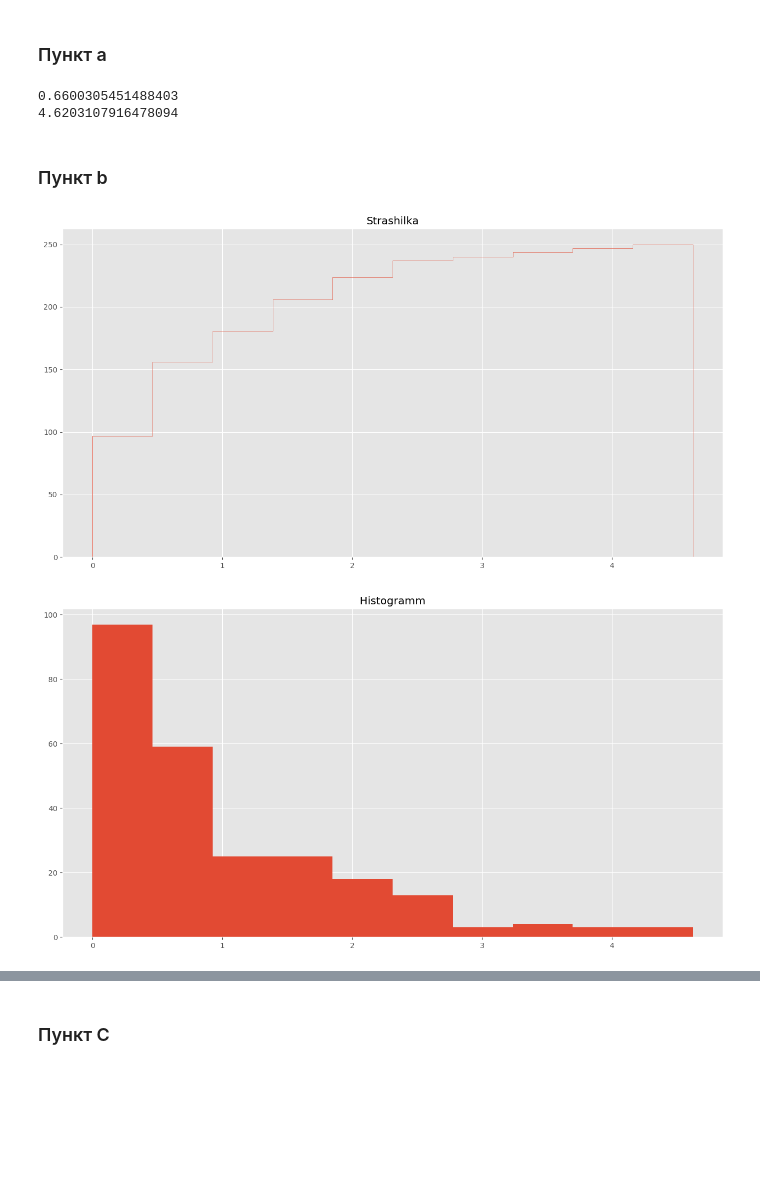
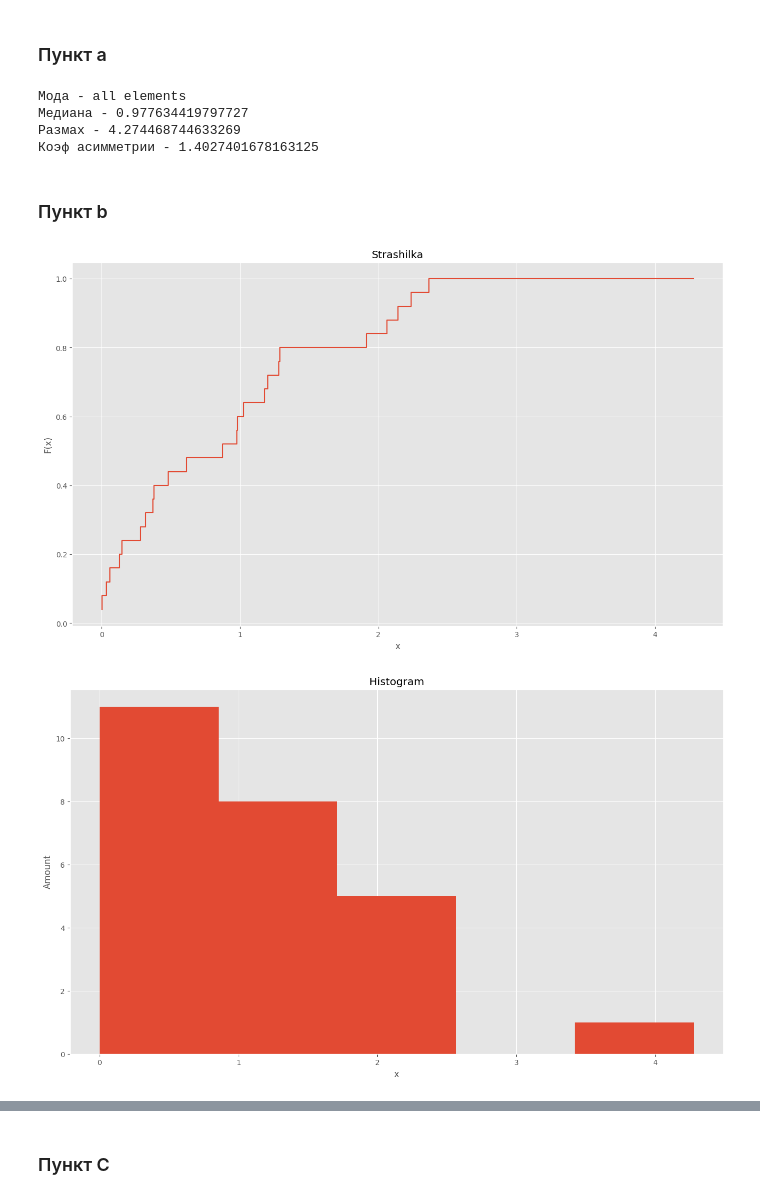
Before and after one commit to TiltedFox/math_stat, a Jupyter notebook: week1/task2.ipynb, the cells around one changed output, grey strips where cells are left out. Drawn from its saved outputs; the diff is of its cells as text; code cells hidden in the pictures; blank space fills up the shorter version.

```diff
--- a/week1/task2.ipynb
+++ b/week1/task2.ipynb
@@ -6,7 +7,7 @@ import scipy as sp
 plt.style.use('ggplot')
 %matplotlib inline
 # %%
-distr_elem_number = 250
+distr_elem_number = 25
 
 rng = np.random.default_rng()
 distribution = rng.exponential(size=distr_elem_number)
@@ -32,32 +23,59 @@ print(distribution)
 # %% [markdown]
 ### Пункт a
-# %%
-# moda =
-
-med = np.median(distribution)
-print(med)
-
-scope = np.max(distribution) - np.min(distribution)
-print(scope)
-# %% [output]
-0.6600305451488403
-4.6203107916478094
+# %%
+
+moda = None
+if len(set(distribution)) == len(distribution):
+    moda = "all elements"
+else:
+    distr_sorted = sorted(distribution)
+    n = 1
+    n_max = 1
+    num = distr_sorted[0]
+    for i in range(1, len(distr_sorted)):
+        if distr_sorted[i] == distr_sorted[i-1]:
+            n += 1
+        else:
+            if n >= n_max:
+                num = distr_sorted
+                n_max = n
+            n = 1
+    moda = num
+print(f"Мода - {moda}")
+
+med = np.median(distribution)
+print(f"Медиана - {med}")
+
+scope = np.max(distribution) - np.min(distribution)
+print(f"Размах - {scope}")
+
+skw = sp.stats.skew(distribution)
+print(f"Коэф асимметрии - {skw}")
+# %% [output]
+Мода - all elements
+Медиана - 0.977634419797727
+Размах - 4.274468744633269
+Коэф асимметрии - 1.4027401678163125
 # %% [markdown]
 ### Пункт b
 # %%
-plt.figure(figsize=(16, 8))
+# Эмпирическая функция распеределения
+plt.figure(figsize=(16, 9))
+plt.title("Strashilka")
+plt.xlabel("x")
+plt.ylabel("F(x)")
+plt.step(sorted(distribution), np.arange(1, distr_elem_number + 1) / distr_elem_number, label="F(x)",)
 
-plt.title("Strashilka")
-plt.hist(distribution, histtype="step", cumulative=True)
-
-plt.figure(figsize=(16, 8))
-plt.title("Histogramm")
-plt.hist(distribution)
+plt.figure(figsize=(16, 9))
+plt.xlabel("x")
+plt.ylabel("Amount")
+plt.title("Histogram")
+plt.hist(distribution, bins=int(1 + np.log2(distr_elem_number)))
 
 
 plt.figure(figsize=(16, 8))
 plt.title("Boxplot")
 plt.boxplot(distribution, vert=False);
 # %% [output]
-[figure, old version]
+[figure, new version]
-[figure, old version]
+[figure, new version]
```
Also changed, not shown: parts of 12 cells of this notebook.
